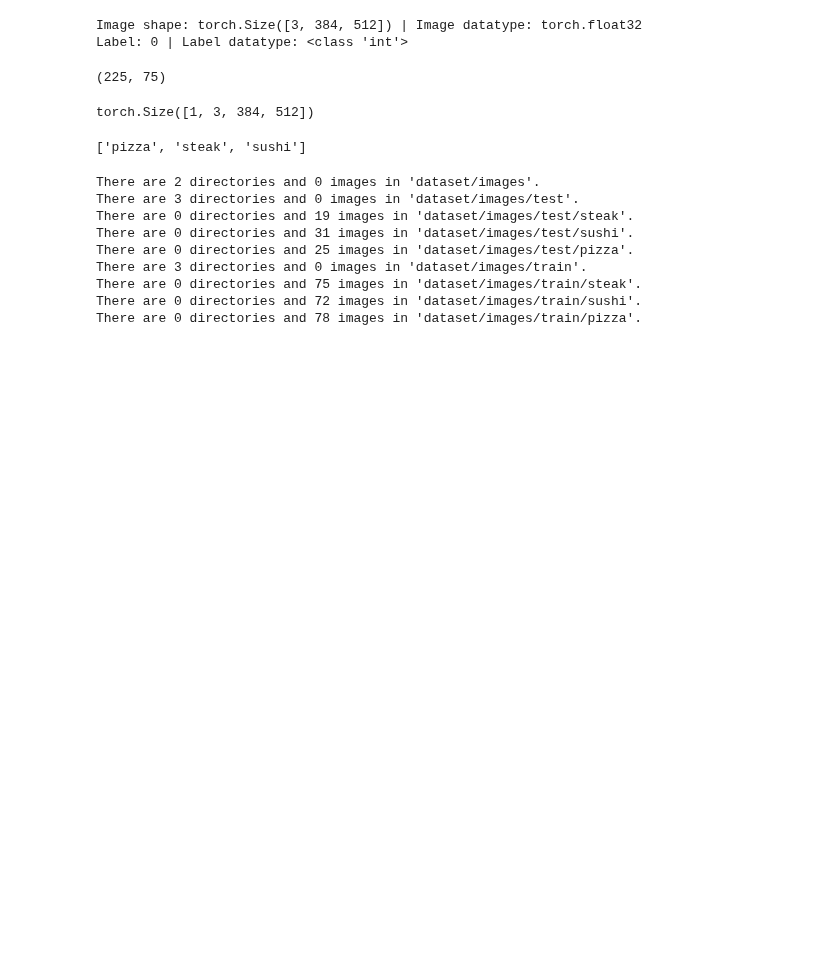
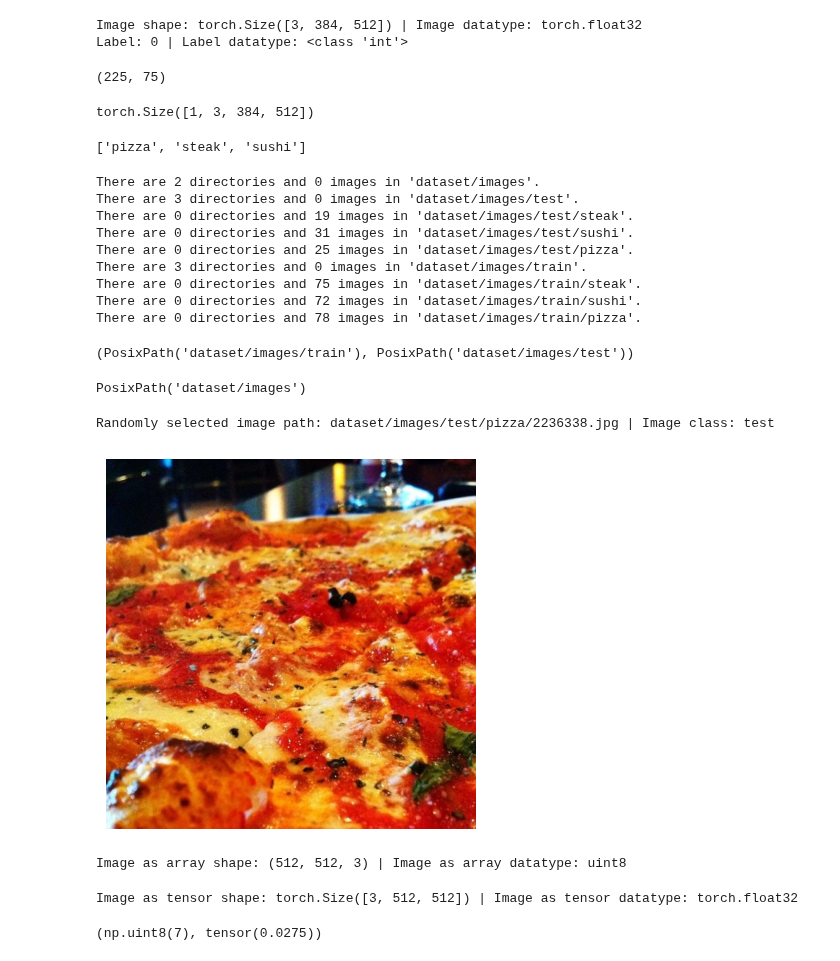
Before and after one commit to sam-eer12/projectSLM, a Jupyter notebook: book5.ipynb, the cells around one changed output. Cells and saved outputs as stored; diff of their text form; code cells hidden in the pictures; blank space fills up the shorter version.

```diff
--- a/book5.ipynb
+++ b/book5.ipynb
@@ -84,3 +84,47 @@ There are 3 directories and 0 images in 'dataset/images/train'.
 There are 0 directories and 75 images in 'dataset/images/train/steak'.
 There are 0 directories and 72 images in 'dataset/images/train/sushi'.
 There are 0 directories and 78 images in 'dataset/images/train/pizza'.
+# %%
+train_dir = image_path / "train"
+test_dir = image_path / "test"
+train_dir, test_dir
+# %% [output]
+(PosixPath('dataset/images/train'), PosixPath('dataset/images/test'))
+# %%
+image_path
+# %% [output]
+PosixPath('dataset/images')
+# %%
+import random
+from PIL import Image
+
+random.seed(42)
+image_path_list =  list(image_path.glob("*/*/*.jpg"))
+
+random_image_path = random.choice(image_path_list)
+random_image_path
+image_class = random_image_path.parent.parent.stem
+print(f"Randomly selected image path: {random_image_path} | Image class: {image_class}")
+from matplotlib import pyplot as plt
+img = Image.open(random_image_path)
+plt.imshow(img)
+plt.axis("off")
+plt.show()
+# %% [output]
+Randomly selected image path: dataset/images/test/pizza/2236338.jpg | Image class: test
+[figure, added]
+# %%
+import numpy as np
+img_as_array = np.array(img)
+print(f"Image as array shape: {img_as_array.shape} | Image as array datatype: {img_as_array.dtype}")
+# %% [output]
+Image as array shape: (512, 512, 3) | Image as array datatype: uint8
+# %%
+tensor_img = ToTensor()(img)
+print(f"Image as tensor shape: {tensor_img.shape} | Image as tensor datatype: {tensor_img.dtype}")
+# %% [output]
+Image as tensor shape: torch.Size([3, 512, 512]) | Image as tensor datatype: torch.float32
+# %%
+img_as_array[0][0][0], tensor_img[0][0][0]
+# %% [output]
+(np.uint8(7), tensor(0.0275))
```
Also changed, not shown: 1 other file.
